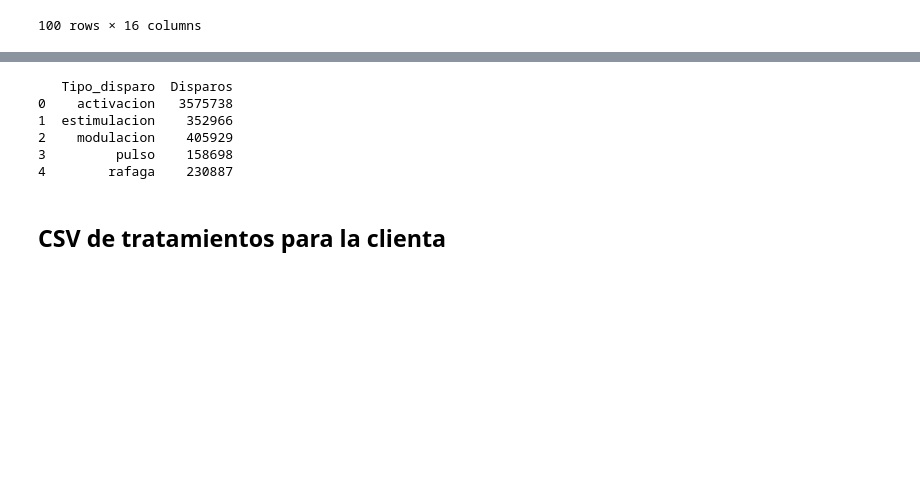
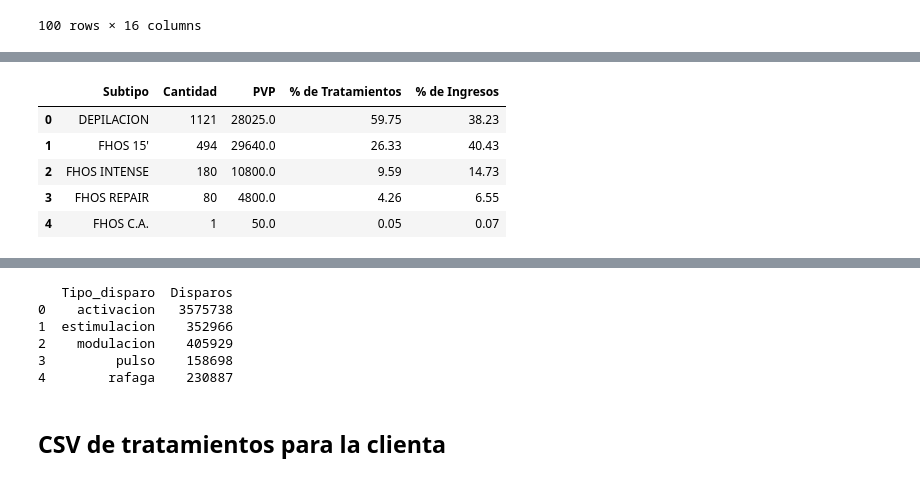
Before and after one commit to CristianVV/informes_skinic, a Jupyter notebook: informe.ipynb, the cells around one changed output, grey strips where cells are left out. Drawn from its saved outputs; the diff is of its cells as text; code cells hidden in the pictures; blank space fills up the shorter version.

Commit message:
Actualizacion de tablas y agregar vida util y autentificación

```diff
--- a/informe.ipynb
+++ b/informe.ipynb
@@ -270,5 +277,28 @@ resumen_tratamientos.head()
 # %%
 resumen_tratamientos.to_csv('excel/informes_intermedios/novared/A30227/resumen_tratamientos.csv', index=False)
+# %%
+# Creo una tabla resumen que sume los tratamientos por "Subtipo" y "Cantidad" y la ordeno por "Cantidad" de mayor a menor con una columna adicional siempre y cuando "Secuencia" sea igual a 1.0 en el tratamiento, si es distinto, lo ignora. Asimismo que sume una columna, con la misma condición de "Secuencia" con la suma de PVP
+resumen_subtipo = filtered_treatments_df.loc[filtered_treatments_df['Secuencia'] == 1.0].groupby('Subtipo').agg(
+    Cantidad=('Subtipo', 'count'),
+    PVP=('PVP', 'sum'),
+).sort_values(by='Cantidad', ascending=False).reset_index()
+
+# Calculate the total "Cantidad" and "PVP"
+total_cantidad_st = resumen_subptipo['Cantidad'].sum()
+total_pvp_st = resumen_subtipo['PVP'].sum()
+
+# Add percentage columns
+resumen_subtipo['% de Tratamientos'] = (resumen_subtipo['Cantidad'] / total_cantidad_st * 100).round(2)
+resumen_subtipo['% de Ingresos'] = (resumen_subtipo['PVP'] / total_pvp_st * 100).round(2)
+
+resumen_subtipo.head(100)
+# %% [output]
+|  | Subtipo | Cantidad | PVP | % de Tratamientos | % de Ingresos |
+| 0 | DEPILACION | 1121 | 28025.0 | 59.75 | 38.23 |
+| 1 | FHOS 15' | 494 | 29640.0 | 26.33 | 40.43 |
+| 2 | FHOS INTENSE | 180 | 10800.0 | 9.59 | 14.73 |
+| 3 | FHOS REPAIR | 80 | 4800.0 | 4.26 | 6.55 |
+| 4 | FHOS C.A. | 1 | 50.0 | 0.05 | 0.07 |
 # %%
 # Creo una tabla resumen que sume los tratamientos por "Subprograma" y "Cantidad" y la ordeno por "Cantidad" de mayor a menor con una columna adicional siempre y cuando "Secuencia" sea igual a 1.0 en el tratamiento, si es distinto, lo ignora. Asimismo que sume una columna, con la misma condición de "Secuencia" con la suma de PVP
 resumen_subprogramas = filtered_treatments_df.loc[filtered_treatments_df['Secuencia'] == 1.0].groupby('Subprograma').agg(
```
Also changed, not shown: parts of 5 cells of this notebook, 1 other file.
